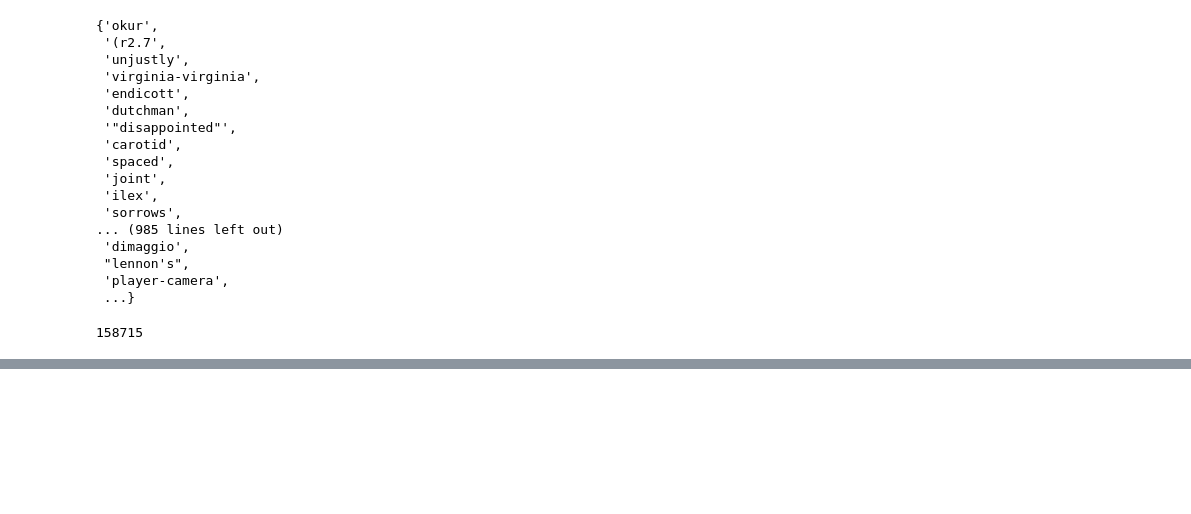
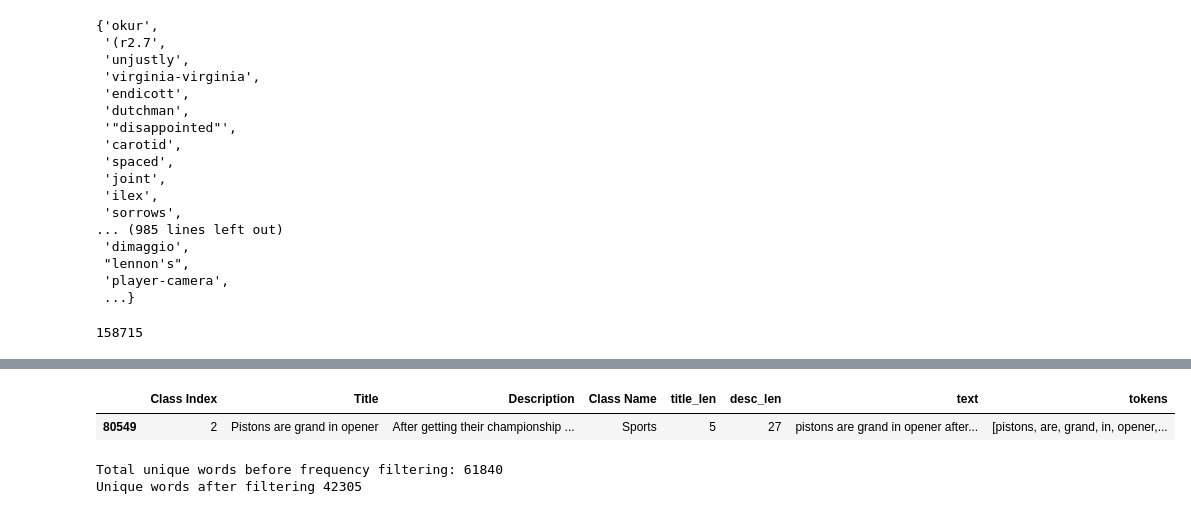
Before and after one commit to Niraj7272/DataScience, a Jupyter notebook: Practice/DL/RNN/Simple_RNN_News_Classification/Simple_RNN_NewsClassification.ipynb, the cells around one changed output, grey strips where cells are left out. Cells and saved outputs as stored; diff of their text form; code cells hidden in the pictures; blank space fills up the shorter version.

```diff
--- a/Practice/DL/RNN/Simple_RNN_News_Classification/Simple_RNN_NewsClassification.ipynb
+++ b/Practice/DL/RNN/Simple_RNN_News_Classification/Simple_RNN_NewsClassification.ipynb
@@ -215,0 +316,21 @@ len(vocab_rough)
+# %%
+train_df.sample()
+# %% [output]
+|  | Class Index | Title | Description | Class Name | title_len | desc_len | text | tokens |
+| 80549 | 2 | Pistons are grand in opener | After getting their championship ... | Sports | 5 | 27 | pistons are grand in opener after... | [pistons, are, grand, in, opener,... |
+# %%
+from collections import Counter
+
+MIN_FREQ = 2
+
+word_counter = Counter()
+
+for tokens in train_df['tokens']:
+    word_counter.update(tokens)
+print('Total unique words before frequency filtering:', len(word_counter))
+
+kept_words = [word for word, freq in word_counter.items() if freq >= MIN_FREQ]
+print('Unique words after filtering', len(kept_words))
+# %% [output]
+Total unique words before frequency filtering: 61840
+Unique words after filtering 42305
```
Also changed, not shown: parts of 14 cells of this notebook.
